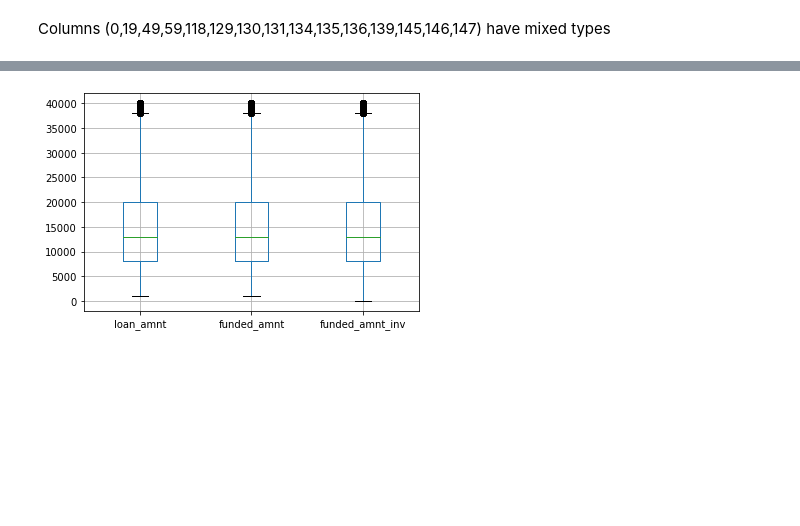
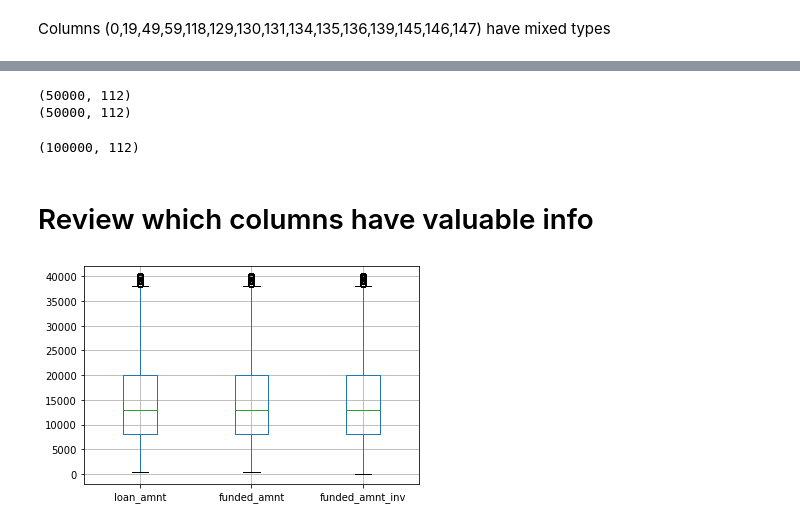
Before and after one commit to jjobes90/Loan-Approval, a Jupyter notebook: Second_Capstone_Data_Cleaning.ipynb, the cells around one changed output, grey strips where cells are left out. Cells and saved outputs as stored; diff of their text form; code cells hidden in the pictures; blank space fills up the shorter version.

```diff
--- a/Second_Capstone_Data_Cleaning.ipynb
+++ b/Second_Capstone_Data_Cleaning.ipynb
@@ -137,7 +159,25 @@ numeric_df.describe()
+# %%
+fully_paid = predictor_df[predictor_df['loan_status'] == 'Fully Paid'].sample(n=50000)
+print(fully_paid.shape)
+
+charged_off = predictor_df[predictor_df['loan_status'] == 'Charged Off'].sample(n=50000)
+print(charged_off.shape)
+# %% [output]
+(50000, 112)
+(50000, 112)
+# %%
+list = [fully_paid, charged_off]
+
+sampled_df = pd.concat(list)
+sampled_df.shape
+# %% [output]
+(100000, 112)
+# %% [markdown]
+# Review which columns have valuable info
 # %%
- boxplot = numeric_df.boxplot(column=['loan_amnt', 'funded_amnt', 'funded_amnt_inv'])
+ boxplot = sampled_df.boxplot(column=['loan_amnt', 'funded_amnt', 'funded_amnt_inv'])
 # %% [output]
-[figure, old version]
+[figure, new version]
 # %%
 # all 3 of these columns are showing the same data ie how much money was provided. Keep loan_amnt and drop the others.
 
```
Also changed, not shown: parts of 147 cells of this notebook.
